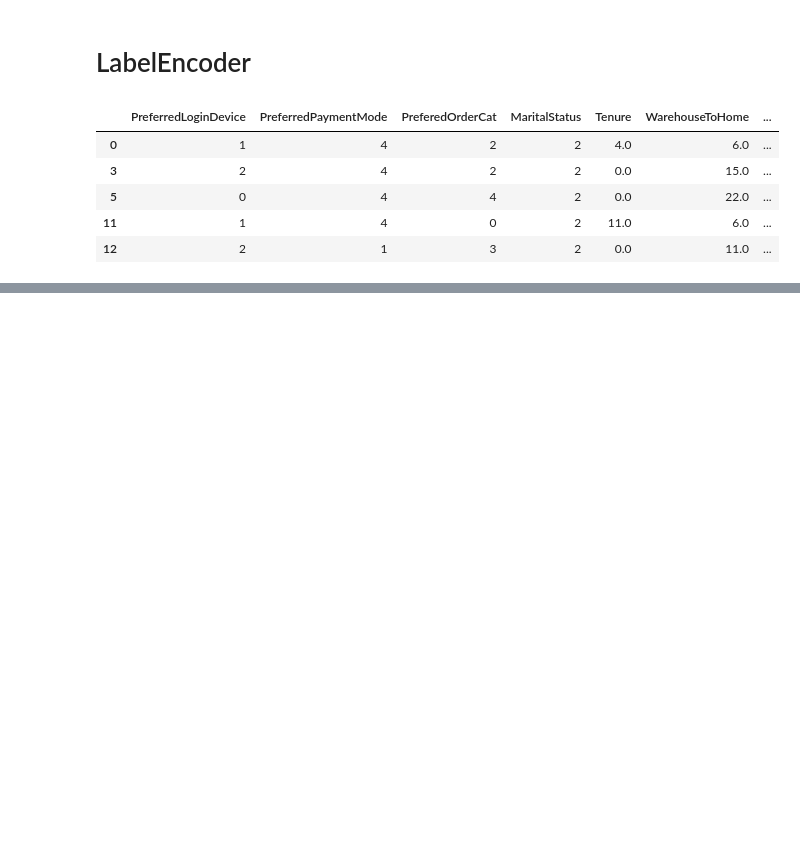
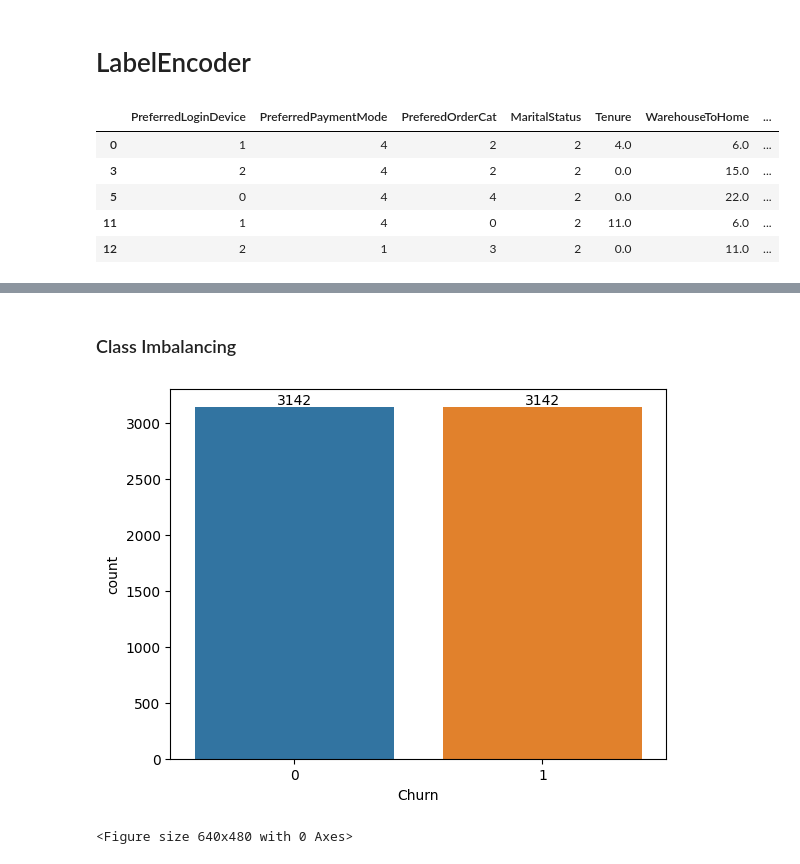
Before and after one commit to Muhammad-Hamza-Khan-03/Ecommerce-Company-Customer-Churn-Predicton, a Jupyter notebook: Processing.ipynb, the cells around one changed output, grey strips where cells are left out. Cells and saved outputs as stored; diff of their text form; code cells hidden in the pictures; blank space fills up the shorter version.

```diff
--- a/Processing.ipynb
+++ b/Processing.ipynb
@@ -131,0 +194,17 @@ Encoded_data.head()
+# %% [markdown]
+### Class Imbalancing
+# %%
+
+y = Encoded_data['Churn']
+X = Encoded_data.drop('Churn', axis=1)
+# Resampling
+resample = SMOTETomek(random_state=42)
+X_res, y_res = resample.fit_resample(X, y)
+
+ax = sns.countplot(x=y_res)
+ax.bar_label(ax.containers[0])
+plt.show()
+plt.clf()
+# %% [output]
+[figure, added]
+<Figure size 640x480 with 0 Axes>
```
Also changed, not shown: parts of 7 cells of this notebook, 1 other file.
